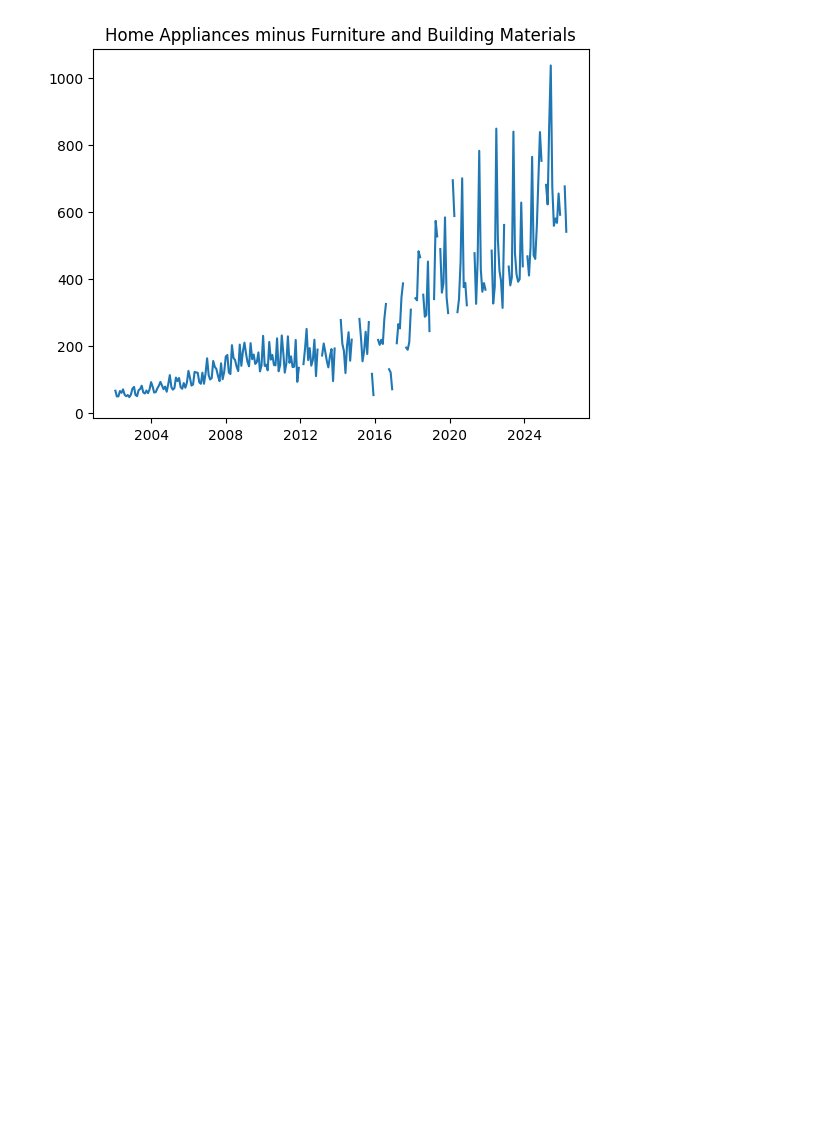
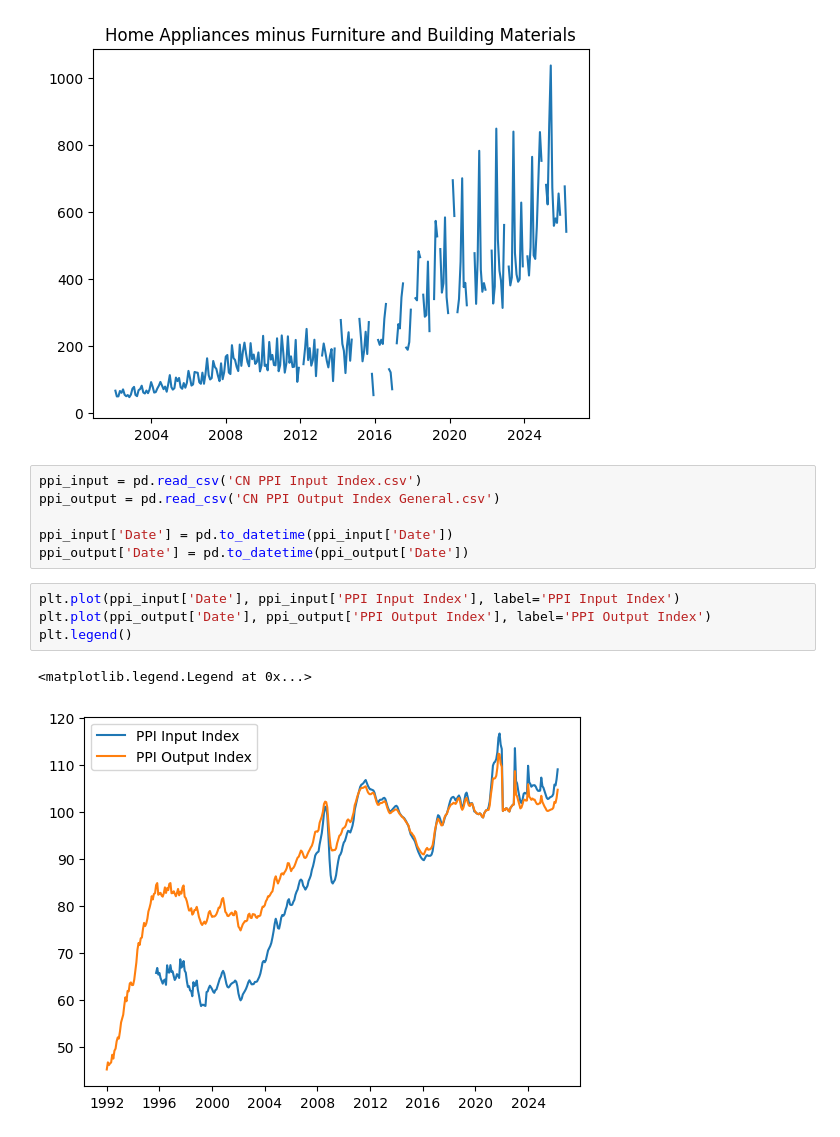
Before and after one commit to FlyingCuteCats/Freetime-Projects, a Jupyter notebook: China Retail Sales/test.ipynb, the cells around one changed output. Saved outputs shown, nothing was run; the diff lists cells and outputs as text; blank space fills up the shorter version.

```diff
--- a/China Retail Sales/test.ipynb
+++ b/China Retail Sales/test.ipynb
@@ -68,3 +68,16 @@ plt.title('Home Appliances minus Furniture and Building Materials')
 # %% [output]
 Text(0.5, 1.0, 'Home Appliances minus Furniture and Building Materials')
 [figure]
+# %%
+ppi_input = pd.read_csv('CN PPI Input Index.csv')
+ppi_output = pd.read_csv('CN PPI Output Index General.csv')
+
+ppi_input['Date'] = pd.to_datetime(ppi_input['Date'])
+ppi_output['Date'] = pd.to_datetime(ppi_output['Date'])
+# %%
+plt.plot(ppi_input['Date'], ppi_input['PPI Input Index'], label='PPI Input Index')
+plt.plot(ppi_output['Date'], ppi_output['PPI Output Index'], label='PPI Output Index')
+plt.legend()
+# %% [output]
+<matplotlib.legend.Legend at 0x...>
+[figure, added]
```
Also changed, not shown: parts of 1 cell of this notebook.
